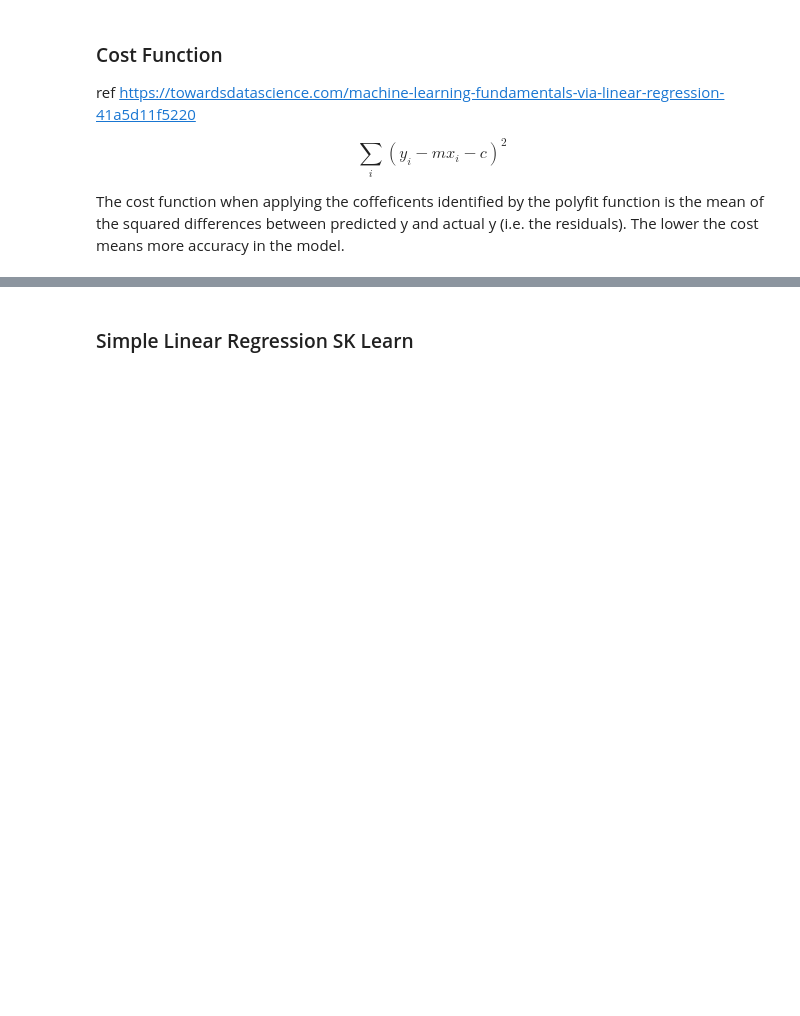
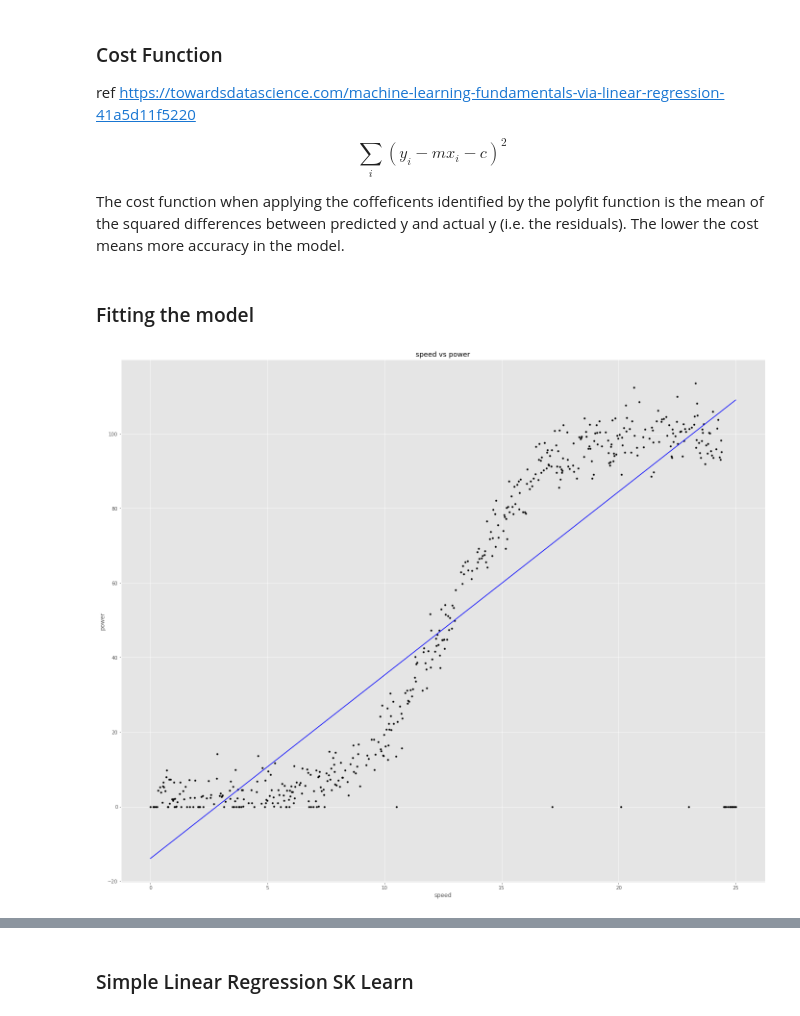
Before and after one commit to conor1982/FofDA_Project, a Jupyter notebook: FofDA_Project_2020.ipynb, the cells around one changed output, grey strips where cells are left out. Drawn from its saved outputs; the diff is of its cells as text; code cells hidden in the pictures; blank space fills up the shorter version.

```diff
--- a/FofDA_Project_2020.ipynb
+++ b/FofDA_Project_2020.ipynb
@@ -110,0 +101,8 @@ cost1 = lambda m,c: np.sum([(power[i] - coeffs[0] * speed[i] - coeffs[1])**2 for
+# %%
+
+#power and speed values as variable
+speed = df['speed']
+power = df['power']
+
+#polyfit function, identifiying coeffieients
+coeffs= np.polyfit(speed,power,1)
@@ -138,0 +164,12 @@ The cost function when applying the coffeficents identified by the polyfit funct
+# %% [markdown]
+### Fitting the model
+# %%
+plt.plot(df['speed'],df['power'],'.',color='black')
+plt.title(f'{df.columns[0]} vs {df.columns[1]}')
+plt.xlabel(f'{df.columns[0]}')
+plt.ylabel(f'{df.columns[1]}')
+
+#plotting coeffeicent values
+plt.plot(speed,coeffs[0] *speed + coeffs[1],color='blue',label = 'Best Fit line');
+# %% [output]
+[figure, added]
```
Also changed, not shown: parts of 49 cells of this notebook.
